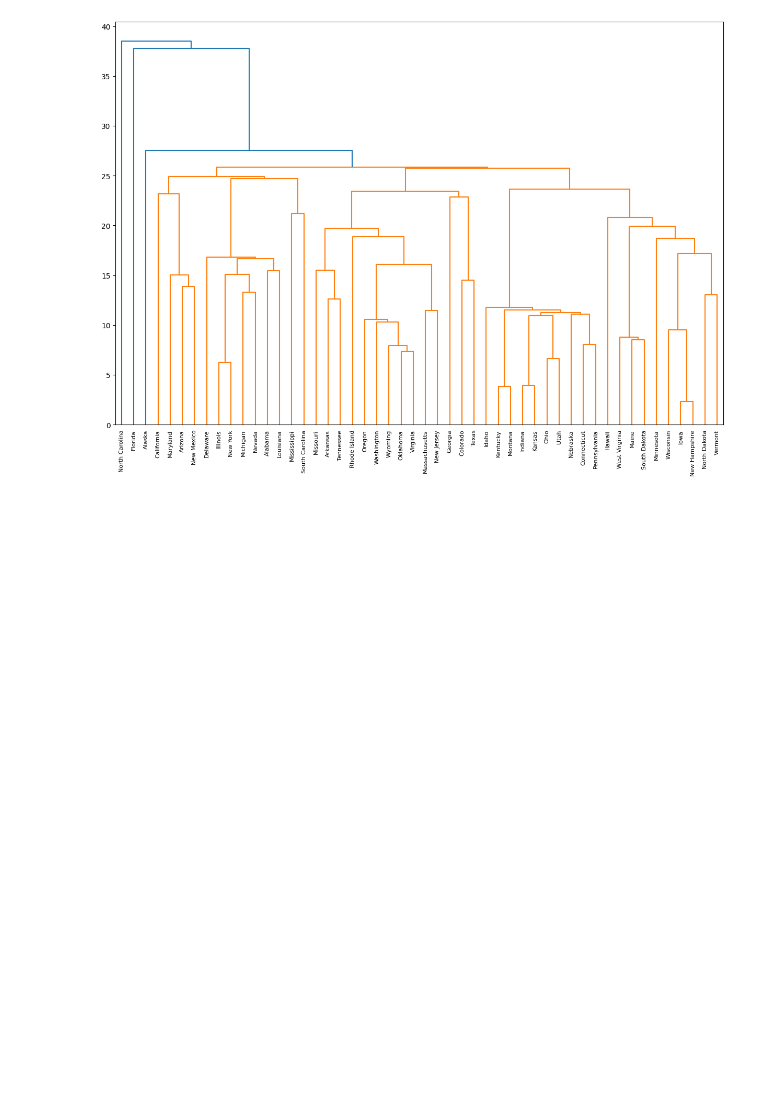
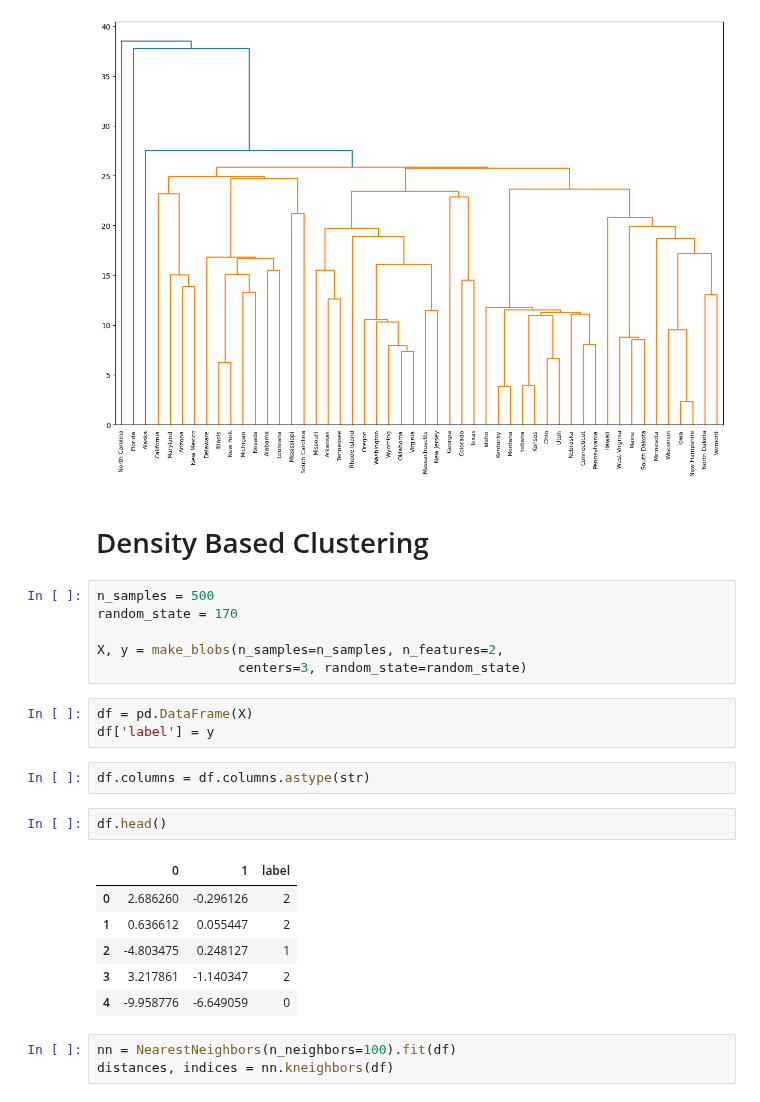
Before and after one commit to a-nagar/cs4372, a Jupyter notebook: KMeansLab.ipynb, the cells around one changed output. Drawn from its saved outputs; the diff is of its cells as text; blank space fills up the shorter version.

```diff
--- a/KMeansLab.ipynb
+++ b/KMeansLab.ipynb
@@ -185,3 +186,28 @@ dn = hierarchy.dendrogram(
 # %% [output]
 <Figure size 640x480 with 0 Axes>
 [figure]
+# %% [markdown]
+# Density Based Clustering
+# %%
+n_samples = 500
+random_state = 170
+
+X, y = make_blobs(n_samples=n_samples, n_features=2,
+                  centers=3, random_state=random_state)
+# %%
+df = pd.DataFrame(X)
+df['label'] = y
+# %%
+df.columns = df.columns.astype(str)
+# %%
+df.head()
+# %% [output]
+|  | 0 | 1 | label |
+| 0 | 2.686260 | -0.296126 | 2 |
+| 1 | 0.636612 | 0.055447 | 2 |
+| 2 | -4.803475 | 0.248127 | 1 |
+| 3 | 3.217861 | -1.140347 | 2 |
+| 4 | -9.958776 | -6.649059 | 0 |
+# %%
+nn = NearestNeighbors(n_neighbors=100).fit(df)
+distances, indices = nn.kneighbors(df)
```
Also changed, not shown: parts of 4 cells of this notebook.
